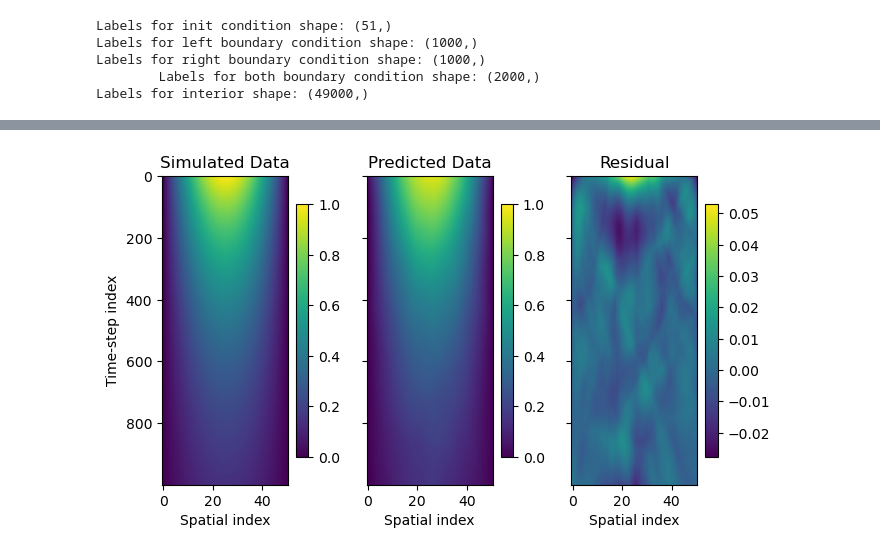
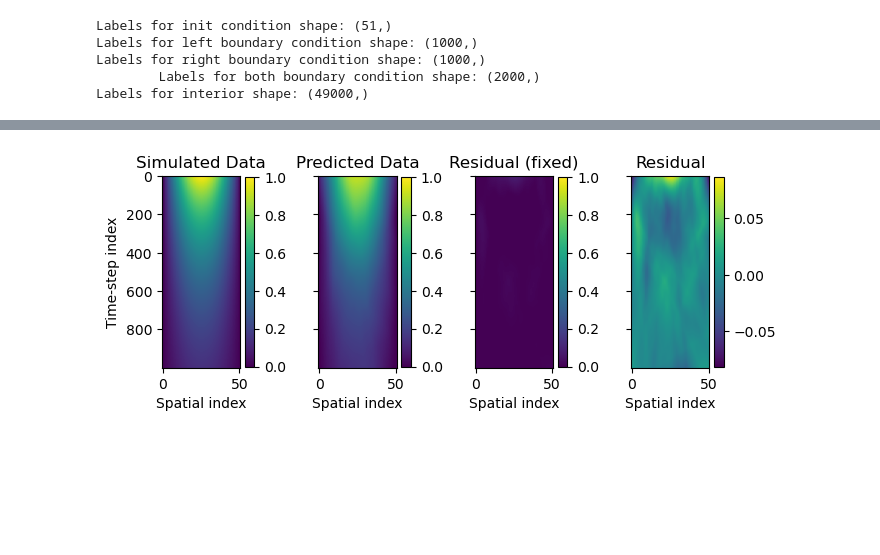
Before and after one commit to harrymchugh/pinns, a Jupyter notebook: src/1d-heat-pinn.ipynb, the cells around one changed output, grey strips where cells are left out. Drawn from its saved outputs; the diff is of its cells as text; code cells hidden in the pictures; blank space fills up the shorter version.

```diff
--- a/src/1d-heat-pinn.ipynb
+++ b/src/1d-heat-pinn.ipynb
@@ -368,12 +494,12 @@ RuntimeError: derivative for aten::linear_backward is not implemented
 # %%
-def result_plot(simulation, prediction):
+def result_plot(simulation, prediction, savefig=False):
     """_summary_
 
     Args:
         simulation (_type_): _description_
         prediction (_type_): _description_
     """
-    f, (ax1, ax2, ax3) = plt.subplots(1, 3, sharey=True)
+    f, (ax1, ax2, ax3, ax4) = plt.subplots(1, 4, sharey=True)
     f.tight_layout()
 
     # Min and max of real data so plots share limits
@@ -382,42 +508,47 @@ def result_plot(simulation, prediction):
 
     sim_im = ax1.imshow(simulation, aspect=0.125, vmin=sim_min, vmax=sim_max)
     pred_im = ax2.imshow(prediction, aspect=0.125, vmin=sim_min, vmax=sim_max)
-    res_im = ax3.imshow(simulation-np.asarray(prediction), aspect=0.125) #vmin=sim_min, vmax=sim_max)
+    res_im_fixed = ax3.imshow(simulation-np.asarray(prediction), aspect=0.125, vmin=sim_min, vmax=sim_max)
+    res_im = ax4.imshow(simulation-np.asarray(prediction), aspect=0.125)
 
     # Colorbars
-    f.colorbar(sim_im, orientation='vertical', shrink=0.6)
-    f.colorbar(pred_im, orientation='vertical', shrink=0.6)
-    f.colorbar(res_im, orientation='vertical', shrink=0.6)
+    f.colorbar(sim_im, orientation='vertical', shrink=0.45)
+    f.colorbar(pred_im, orientation='vertical', shrink=0.45)
+    f.colorbar(res_im_fixed, orientation='vertical', shrink=0.45)
+    f.colorbar(res_im, orientation='vertical', shrink=0.45)
 
     #Titles and labels
     ax1.set_title("Simulated Data")
     ax1.set_ylabel("Time-step index")
     ax1.set_xlabel("Spatial index")
     ax2.set_title("Predicted Data")
     ax2.set_xlabel("Spatial index")
-    ax3.set_title("Residual")
+    ax3.set_title("Residual (fixed)")
     ax3.set_xlabel("Spatial index")
+    ax4.set_title("Residual")
+    ax4.set_xlabel("Spatial index")
 
     # Make spacing suitable
-    plt.subplots_adjust(left=None, bottom=None, right=None, top=None, wspace=0.3, hspace=None)
-    #f.savefig("output_img.png")
+    plt.subplots_adjust(left=None, bottom=None, right=None, top=None, wspace=0.6, hspace=None)
+    if savefig:
+        f.savefig("output_img.png")
 
 # Model inferencing and QC
 x = torch.from_numpy(scaled_features[:, 1]).to(device)
 t = torch.from_numpy(scaled_features[:, 0]).to(device)
 
 
 with torch.inference_mode():
     prediction = model(torch.Tensor(x).reshape((x.shape[0],1)),
                        torch.Tensor(t).reshape((t.shape[0],1)))
 
 prediction = prediction.reshape_as(torch.Tensor(U_load))
 prediction = prediction.cpu().detach().numpy()
 simulation = U_load
 
 result_plot(simulation,prediction)
 # %% [output]
-[figure, old version]
+[figure, new version]
 # %%
 #Save the model for future use
 output_model_path = os.getcwd() + "/model.pt"
```
Also changed, not shown: parts of 9 cells of this notebook, 1 other file.
